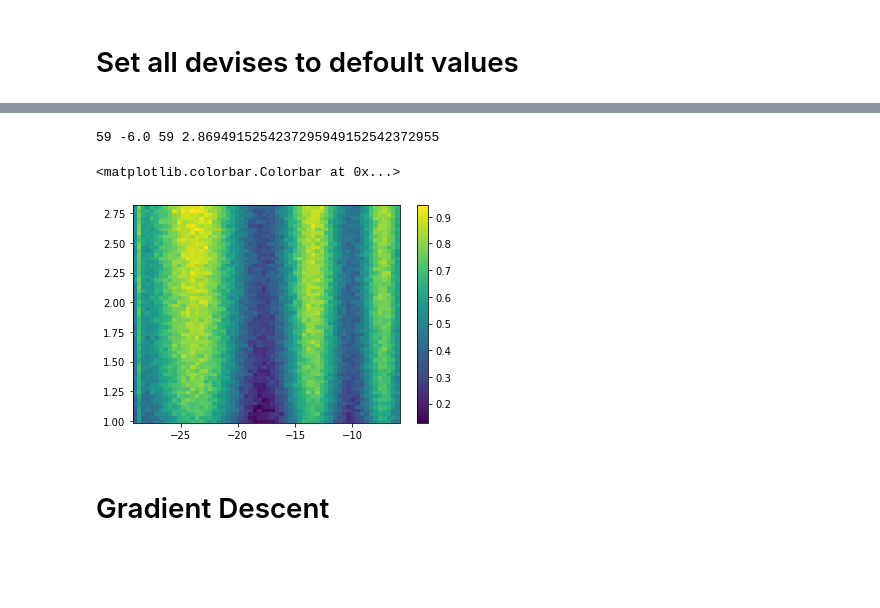
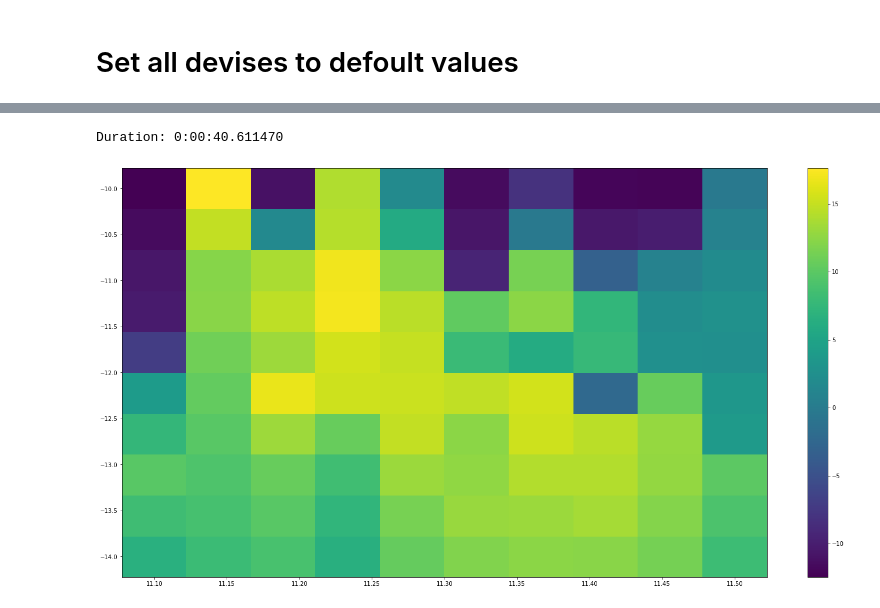
Before and after one commit to NanoYY/ColdMeasurements, a Jupyter notebook: DeMag/Scripts/TWPA calibration/TWPA operating point search.ipynb, the cells around one changed output, grey strips where cells are left out. Drawn from its saved outputs; the diff is of its cells as text; code cells hidden in the pictures; blank space fills up the shorter version.

```diff
--- a/DeMag/Scripts/TWPA calibration/TWPA operating point search.ipynb
+++ b/DeMag/Scripts/TWPA calibration/TWPA operating point search.ipynb
@@ -68,11 +100 @@ dc_min = 1 # V
-# %%
-number_of_freq_steps = 2
-number_of_power_steps = 2
-number_of_dc_steps = 2
-
-freq = np.linspace(freq_pump_min, freq_pump_max, number_of_freq_steps)
-powers = np.linspace(power_pump_min, power_pump_max, number_of_power_steps)
-dcs = np.linspace(dc_min, dc_max, number_of_dc_steps)
-
-reference_freq = 5.8
 # %%
@@ -124,11 +153,18 @@ Sweep time: 15.27 h
-# %%
-for i in range(len(powers)):
-    for j in range(len(dcs)):
-        print(i, powers[i], j, dcs[j], end='\r')
-        anapico.set_power(1, powers[i])
-        dc.set_volt(dcs[j])
-        time.sleep(10)
-        mag, pha = vna.get_data()
-        gain[i, j] = np.mean(mag) - reference_mag_level
-# %% [output]
-59 -6.0 59 2.8694915254237295949152542372955
+# %%
+def get_FP_sweep(dc_curr, freq_steps = 10, pow_steps = 10):
+    dc.set_volt(dc_curr)
+
+    power = np.linspace(low_power, high_power, pow_steps)
+    freq = np.linspace(low_freq, high_freq, freq_steps)
+    anapico.on(1)
+#     time.sleep(5)
+
+    gain = np.empty(( pow_steps,freq_steps))
+    for i in range(pow_steps):
+        for j in range(freq_steps):
+            anapico.set_power(1, power[i])
+            anapico.set_freq(1, freq[j]*1e9)
+            mag, pha = vna.get_data()
+            gain[i,j] = np.mean(mag)-mag_ref
+
+    return power, freq, gain
@@ -135,9 +179,11 @@ for i in range(len(powers)):
 # %%
-fig, ax = plt.subplots()
-c = ax.pcolor(powers, dcs, gain, cmap='viridis')
+start_time = datetime.now()
+fig, ax = plt.subplots(figsize=(25,13))
+power, freq, gain = get_FP_sweep(dc_curr=2.45, freq_steps = 10, pow_steps = 10)
+c = ax.pcolor(freq, power, gain, cmap='viridis')
 fig.colorbar(c, ax=ax)
+end_time = datetime.now()
+print('Duration: {}'.format(end_time - start_time))
 # %% [output]
-<matplotlib.colorbar.Colorbar at 0x...>
+Duration: 0:00:40.611470
-[figure, old version]
+[figure, new version]
-# %% [markdown]
-# Gradient Descent
```
Also changed, not shown: parts of 31 cells of this notebook.
